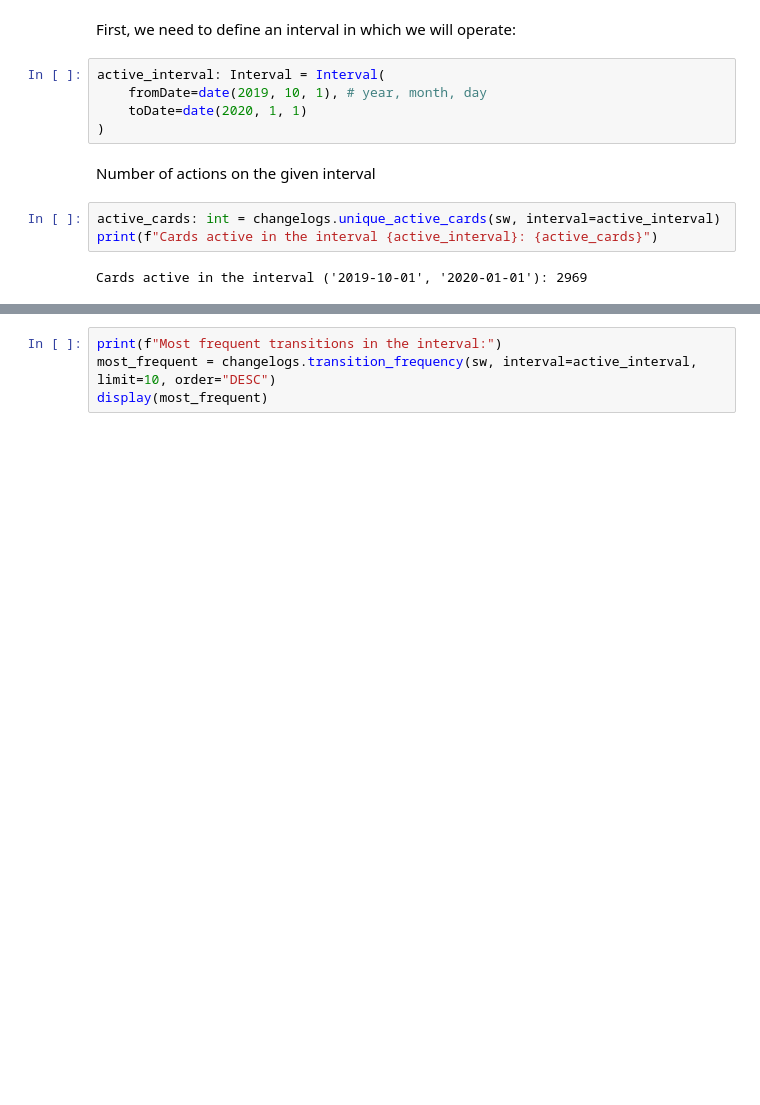
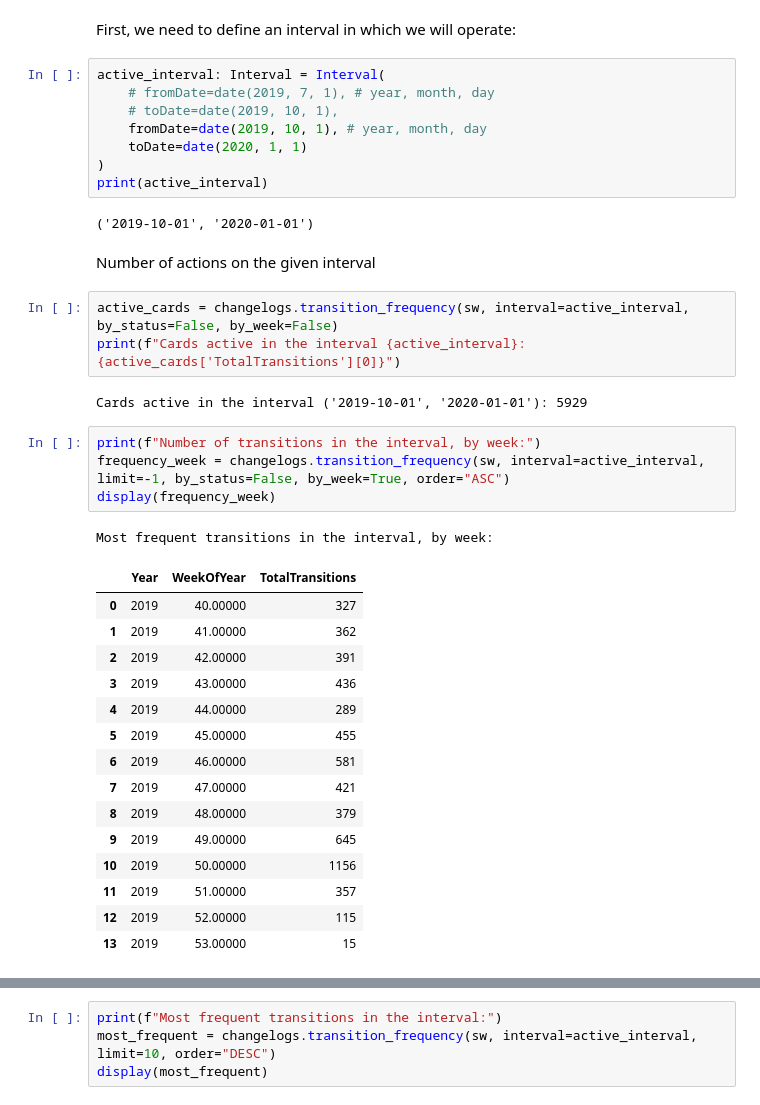
Before and after one commit to pr3mar/thesis, a Jupyter notebook: src/reports/report.ipynb, the cells around one changed output, grey strips where cells are left out. Saved outputs shown, nothing was run; the diff lists cells and outputs as text; blank space fills up the shorter version.

```diff
--- a/src/reports/report.ipynb
+++ b/src/reports/report.ipynb
@@ -16,13 +21,39 @@ sw = SnowflakeWrapper(conn)
 First, we need to define an interval in which we will operate:
 # %%
 active_interval: Interval = Interval(
+    # fromDate=date(2019, 7, 1), # year, month, day
+    # toDate=date(2019, 10, 1),
     fromDate=date(2019, 10, 1), # year, month, day
     toDate=date(2020, 1, 1)
 )
+print(active_interval)
+# %% [output]
+('2019-10-01', '2020-01-01')
 # %% [markdown]
 Number of actions on the given interval
 # %%
-active_cards: int = changelogs.unique_active_cards(sw, interval=active_interval)
-print(f"Cards active in the interval {active_interval}: {active_cards}")
+active_cards = changelogs.transition_frequency(sw, interval=active_interval, by_status=False, by_week=False)
+print(f"Cards active in the interval {active_interval}: {active_cards['TotalTransitions'][0]}")
 # %% [output]
-Cards active in the interval ('2019-10-01', '2020-01-01'): 2969
+Cards active in the interval ('2019-10-01', '2020-01-01'): 5929
+# %%
+print(f"Number of transitions in the interval, by week:")
+frequency_week = changelogs.transition_frequency(sw, interval=active_interval, limit=-1, by_status=False, by_week=True, order="ASC")
+display(frequency_week)
+# %% [output]
+Most frequent transitions in the interval, by week:
+|  | Year | WeekOfYear | TotalTransitions |
+| 0 | 2019 | 40.00000 | 327 |
+| 1 | 2019 | 41.00000 | 362 |
+| 2 | 2019 | 42.00000 | 391 |
+| 3 | 2019 | 43.00000 | 436 |
+| 4 | 2019 | 44.00000 | 289 |
+| 5 | 2019 | 45.00000 | 455 |
+| 6 | 2019 | 46.00000 | 581 |
+| 7 | 2019 | 47.00000 | 421 |
+| 8 | 2019 | 48.00000 | 379 |
+| 9 | 2019 | 49.00000 | 645 |
+| 10 | 2019 | 50.00000 | 1156 |
+| 11 | 2019 | 51.00000 | 357 |
+| 12 | 2019 | 52.00000 | 115 |
+| 13 | 2019 | 53.00000 | 15 |
```
Also changed, not shown: parts of 5 cells of this notebook, 2 other files.
